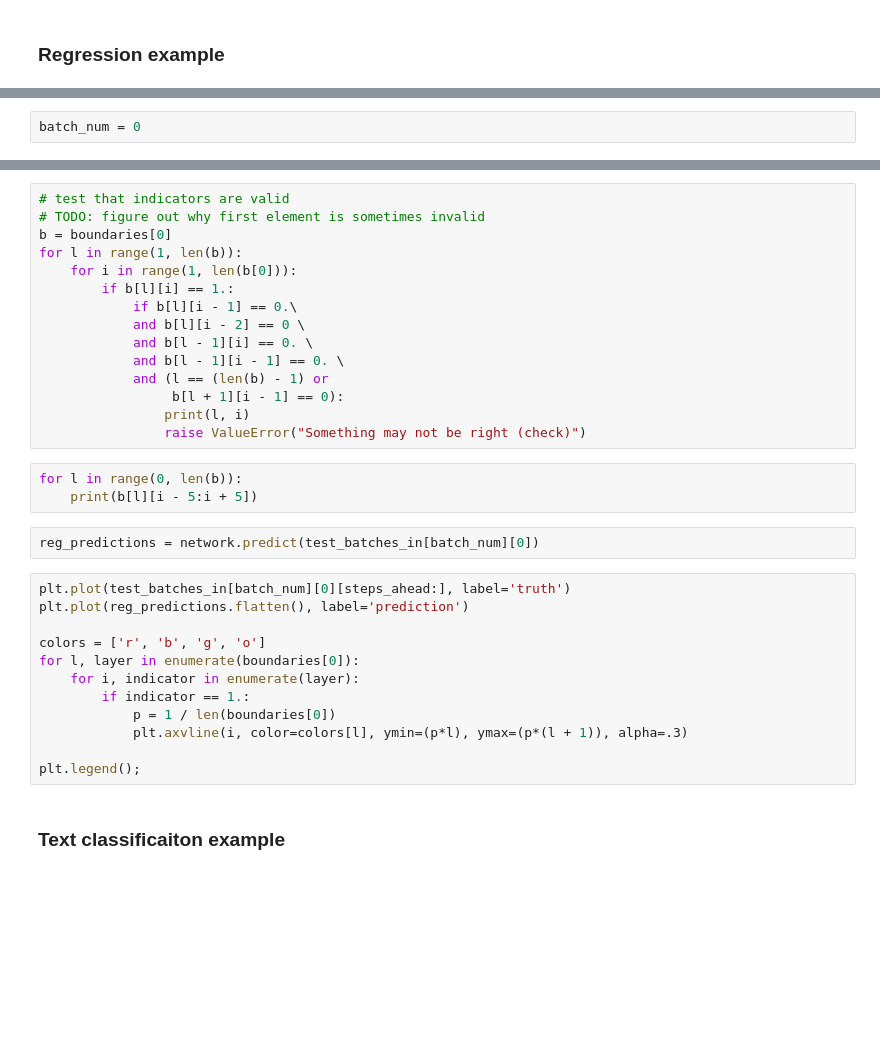
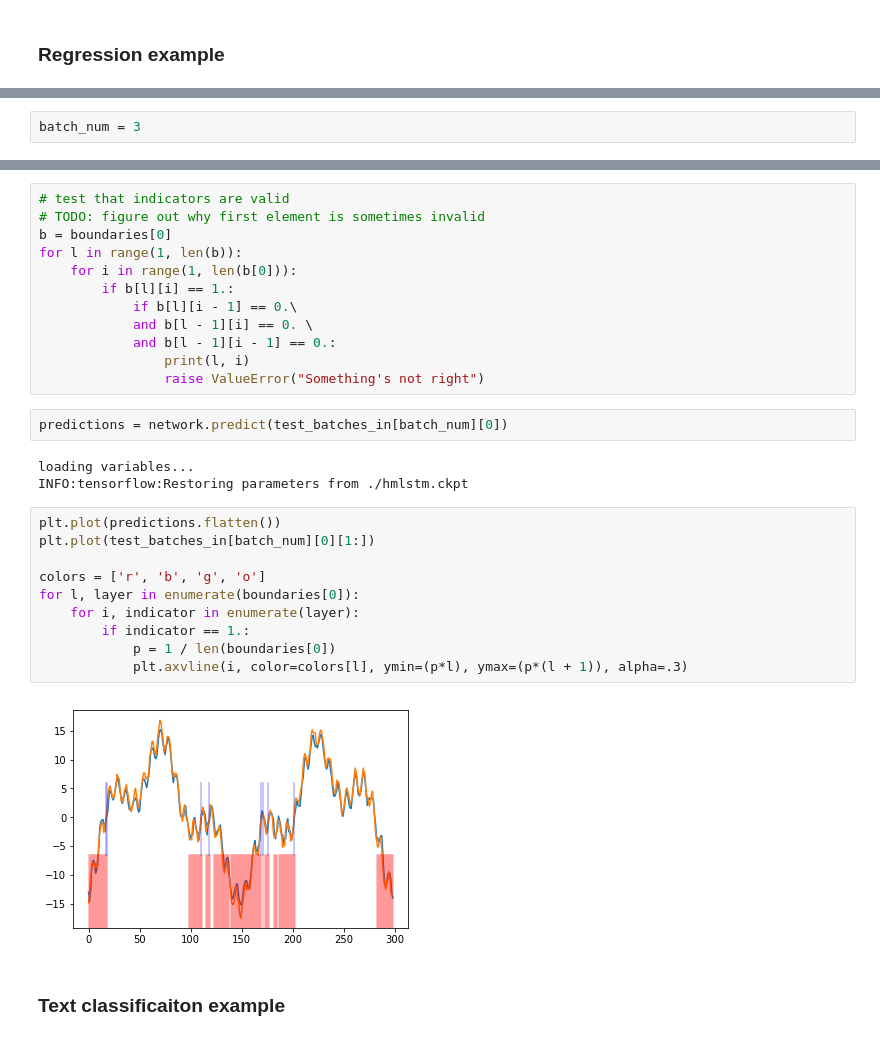
Before and after one commit to nsfinkelstein/hierarchical-rnn, a Jupyter notebook: hmlstm_demo.ipynb, the cells around one changed output, grey strips where cells are left out. Saved outputs shown, nothing was run; the diff lists cells and outputs as text; blank space fills up the shorter version.

Commit message:
TODO: flatten dimensions by one everwhere

```diff
--- a/hmlstm_demo.ipynb
+++ b/hmlstm_demo.ipynb
@@ -82,5 +84,5 @@ network.train(train_batches_in, train_batches_out, load_existing_vars=False
 # %%
-batch_num = 0
+batch_num = 3
 # %%
 boundaries = network.predict_boundaries(test_batches_in[batch_num][0])
 print(boundaries[0])
@@ -92,30 +112,27 @@ for l in range(1, len(b)):
     for i in range(1, len(b[0])):
         if b[l][i] == 1.:
             if b[l][i - 1] == 0.\
-            and b[l][i - 2] == 0 \
             and b[l - 1][i] == 0. \
-            and b[l - 1][i - 1] == 0. \
-            and (l == (len(b) - 1) or
-                 b[l + 1][i - 1] == 0):
+            and b[l - 1][i - 1] == 0.:
                 print(l, i)
-                raise ValueError("Something may not be right (check)")
+                raise ValueError("Something's not right")
-# %%
-for l in range(0, len(b)):
-    print(b[l][i - 5:i + 5])
 # %%
-reg_predictions = network.predict(test_batches_in[batch_num][0])
+predictions = network.predict(test_batches_in[batch_num][0])
+# %% [output]
+loading variables...
+INFO:tensorflow:Restoring parameters from ./hmlstm.ckpt
 # %%
-plt.plot(test_batches_in[batch_num][0][steps_ahead:], label='truth')
-plt.plot(reg_predictions.flatten(), label='prediction')
+plt.plot(predictions.flatten())
+plt.plot(test_batches_in[batch_num][0][1:])
 
 colors = ['r', 'b', 'g', 'o']
 for l, layer in enumerate(boundaries[0]):
     for i, indicator in enumerate(layer):
         if indicator == 1.:
             p = 1 / len(boundaries[0])
             plt.axvline(i, color=colors[l], ymin=(p*l), ymax=(p*(l + 1)), alpha=.3)
-
-plt.legend();
+# %% [output]
+[figure, added]
 # %% [markdown]
 ### Text classificaiton example
 # %%
```
Also changed, not shown: parts of 12 cells of this notebook, 3 other files.
